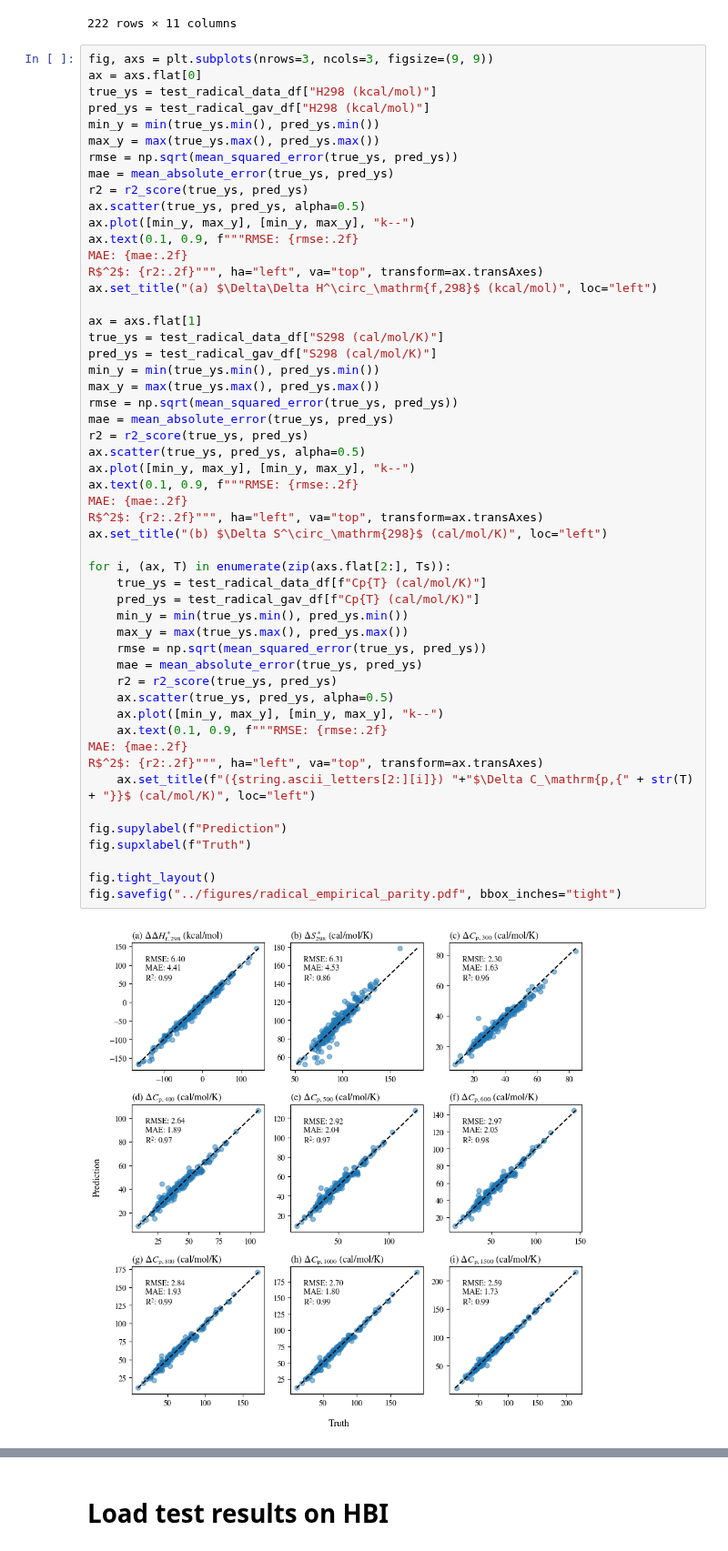
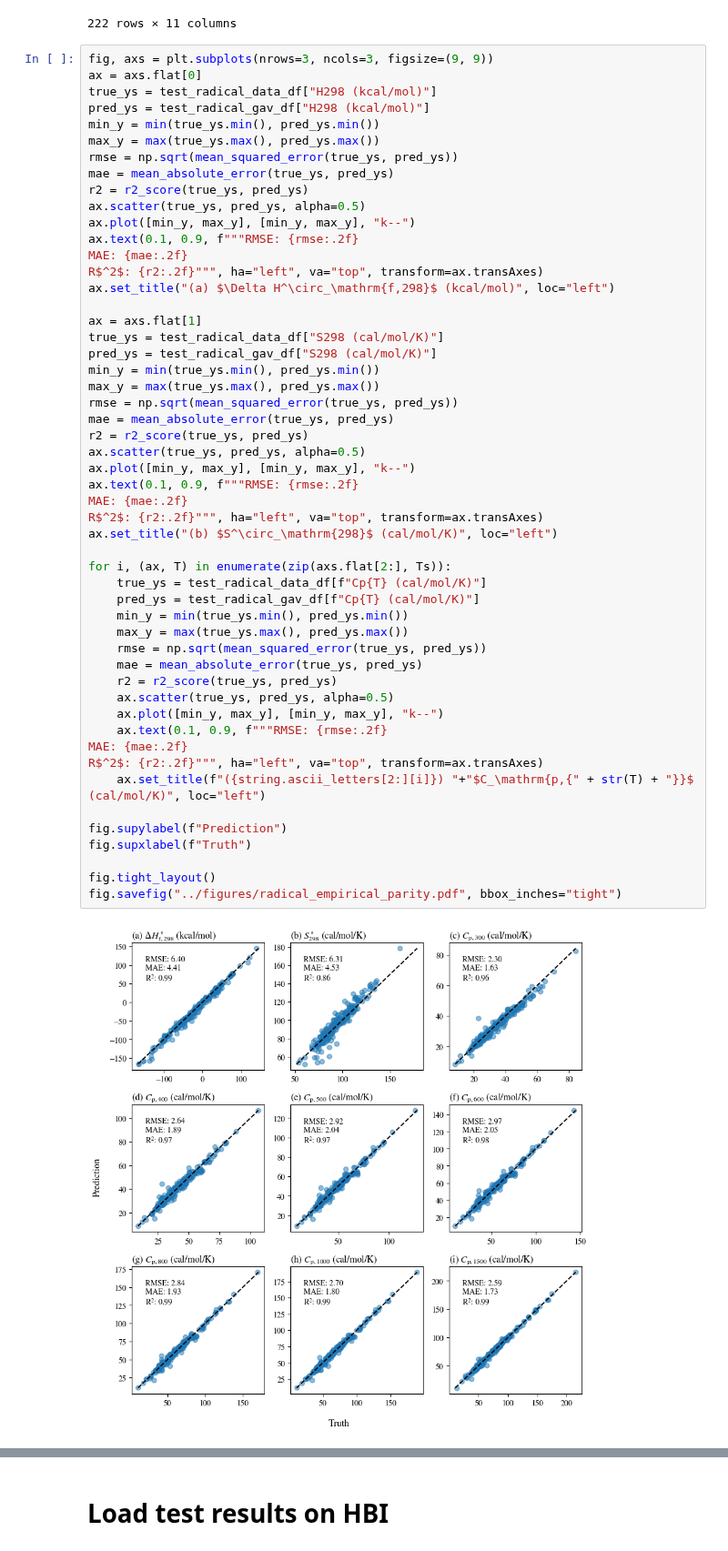
Before and after one commit to hwpang/RadicalTree, a Jupyter notebook: notebooks/8.4_compare_prediction.ipynb, the cells around one changed output, grey strips where cells are left out. Shown at 91% size. Cells and saved outputs as stored; diff of their text form.

Commit message:
Improve plots

```diff
--- a/notebooks/8.4_compare_prediction.ipynb
+++ b/notebooks/8.4_compare_prediction.ipynb
@@ -76,7 +76,7 @@ ax.plot([min_y, max_y], [min_y, max_y], "k--")
 ax.text(0.1, 0.9, f"""RMSE: {rmse:.2f}
 MAE: {mae:.2f}
 R$^2$: {r2:.2f}""", ha="left", va="top", transform=ax.transAxes)
-ax.set_title("(a) $\Delta\Delta H^\circ_\mathrm{f,298}$ (kcal/mol)", loc="left")
+ax.set_title("(a) $\Delta H^\circ_\mathrm{f,298}$ (kcal/mol)", loc="left")
 
 ax = axs.flat[1]
 true_ys = test_radical_data_df["S298 (cal/mol/K)"]
@@ -85,36 +85,36 @@ min_y = min(true_ys.min(), pred_ys.min())
 max_y = max(true_ys.max(), pred_ys.max())
 rmse = np.sqrt(mean_squared_error(true_ys, pred_ys))
 mae = mean_absolute_error(true_ys, pred_ys)
 r2 = r2_score(true_ys, pred_ys)
 ax.scatter(true_ys, pred_ys, alpha=0.5)
 ax.plot([min_y, max_y], [min_y, max_y], "k--")
 ax.text(0.1, 0.9, f"""RMSE: {rmse:.2f}
 MAE: {mae:.2f}
 R$^2$: {r2:.2f}""", ha="left", va="top", transform=ax.transAxes)
-ax.set_title("(b) $\Delta S^\circ_\mathrm{298}$ (cal/mol/K)", loc="left")
+ax.set_title("(b) $S^\circ_\mathrm{298}$ (cal/mol/K)", loc="left")
 
 for i, (ax, T) in enumerate(zip(axs.flat[2:], Ts)):
     true_ys = test_radical_data_df[f"Cp{T} (cal/mol/K)"]
     pred_ys = test_radical_gav_df[f"Cp{T} (cal/mol/K)"]
     min_y = min(true_ys.min(), pred_ys.min())
     max_y = max(true_ys.max(), pred_ys.max())
     rmse = np.sqrt(mean_squared_error(true_ys, pred_ys))
     mae = mean_absolute_error(true_ys, pred_ys)
     r2 = r2_score(true_ys, pred_ys)
     ax.scatter(true_ys, pred_ys, alpha=0.5)
     ax.plot([min_y, max_y], [min_y, max_y], "k--")
     ax.text(0.1, 0.9, f"""RMSE: {rmse:.2f}
 MAE: {mae:.2f}
 R$^2$: {r2:.2f}""", ha="left", va="top", transform=ax.transAxes)
-    ax.set_title(f"({string.ascii_letters[2:][i]}) "+"$\Delta C_\mathrm{p,{" + str(T) + "}}$ (cal/mol/K)", loc="left")
+    ax.set_title(f"({string.ascii_letters[2:][i]}) "+"$C_\mathrm{p,{" + str(T) + "}}$ (cal/mol/K)", loc="left")
 
 fig.supylabel(f"Prediction")
 fig.supxlabel(f"Truth")
 
 fig.tight_layout()
 fig.savefig("../figures/radical_empirical_parity.pdf", bbox_inches="tight")
 # %% [output]
-[figure, old version]
+[figure, new version]
 # %%
 fig, axs = plt.subplots(nrows=3, ncols=3, figsize=(9, 9))
 ax = axs.flat[0]
```
Also changed, not shown: parts of 15 cells of this notebook, 5 other files.
